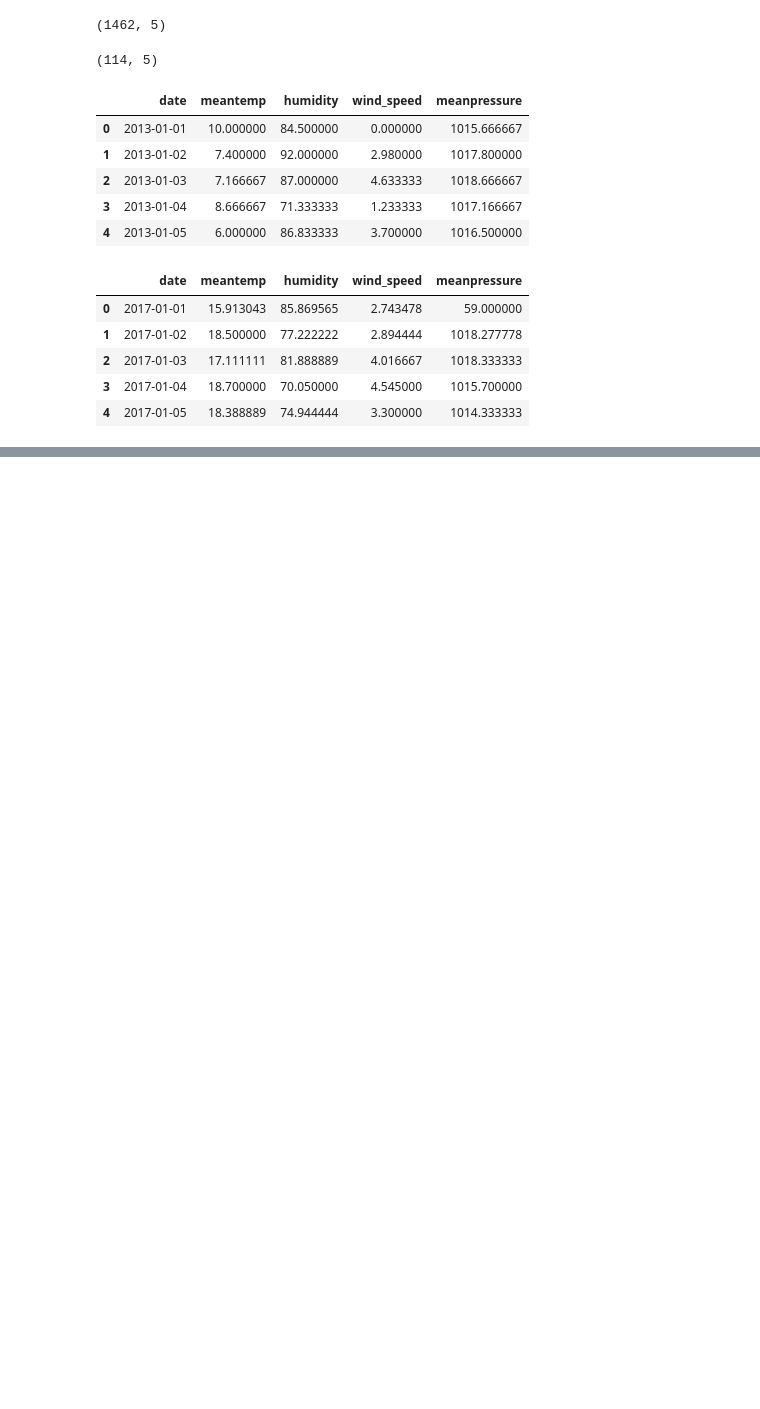
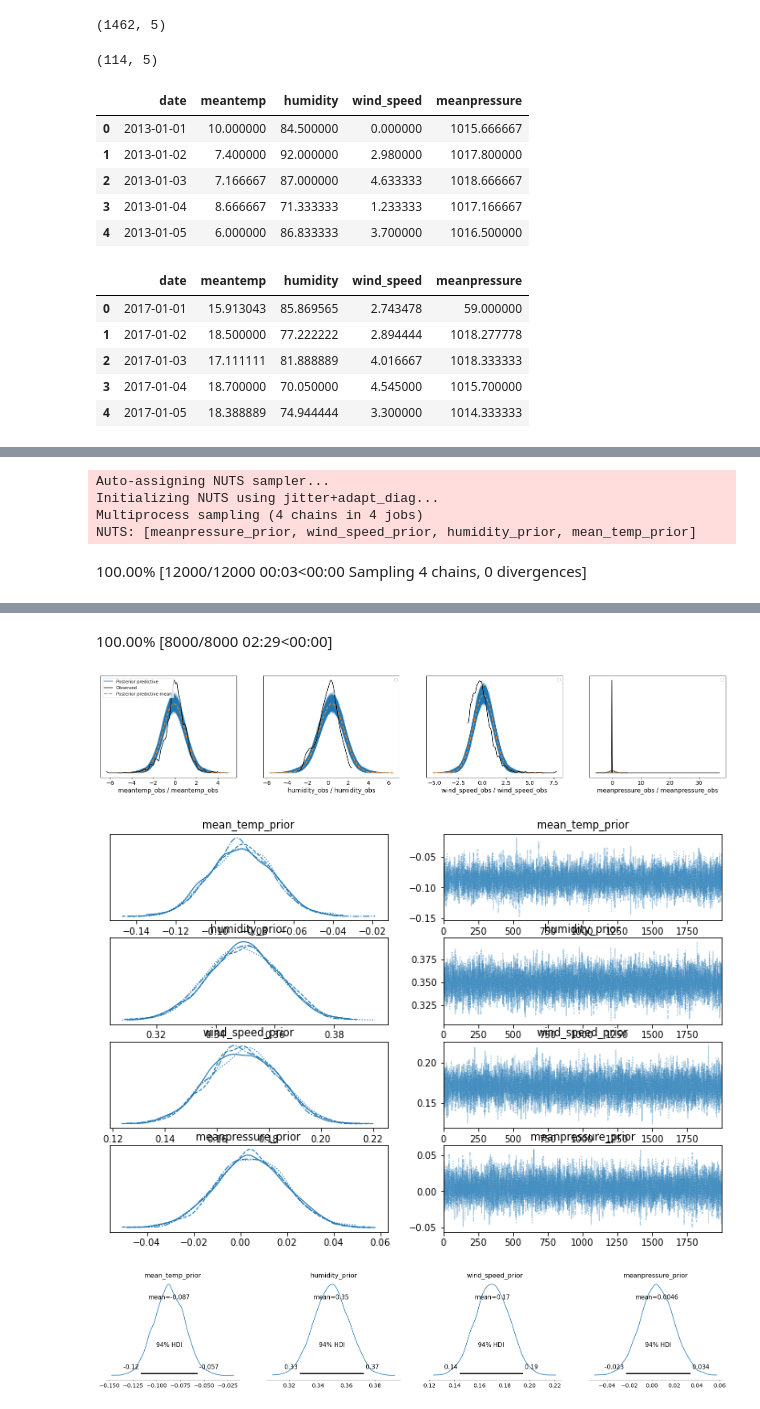
Before and after one commit to acsuf/BFTemp, a Jupyter notebook: BF.ipynb, the cells around one changed output, grey strips where cells are left out. Drawn from its saved outputs; the diff is of its cells as text; code cells hidden in the pictures; blank space fills up the shorter version.

Commit message:
Preliminary script working; needs tuning. Visualizations/tests included.

```diff
--- a/BF.ipynb
+++ b/BF.ipynb
@@ -129,0 +134,59 @@ Now we can begin applying BVAR via pymc3.
+# %%
+# We standardize our data to have zero mean and unit variance for better results
+scaler = StandardScaler()
+df_train_scaled = pd.DataFrame(scaler.fit_transform(df_train_diff.drop('date', axis=1)),
+                               columns=df_train_diff.columns.drop('date'))
+
+# We standardize our data to have zero mean and unit variance for better results
+scaler = StandardScaler()
+df_train_scaled = pd.DataFrame(scaler.fit_transform(df_train_diff.drop('date', axis=1)),
+                               columns=df_train_diff.columns.drop('date'))
+
+# Number of lags
+n_lags = 2
+
+# Create lags
+for col in df_train_scaled.columns:
+    for lag in range(1, n_lags+1):
+        df_train_scaled[col+'_lag'+str(lag)] = df_train_scaled[col].shift(lag)
+
+# Drop rows with missing values
+df_train_scaled.dropna(inplace=True)
+
+with pm.Model() as model:
+
+    # Priors
+    mean_temp_prior = pm.Normal('mean_temp_prior', mu=0, sd=10)
+    humidity_prior = pm.Normal('humidity_prior', mu=0, sd=10)
+    wind_speed_prior = pm.Normal('wind_speed_prior', mu=0, sd=10)
+    meanpressure_prior = pm.Normal('meanpressure_prior', mu=0, sd=10)
+
+    # Theano shared variables
+    shared_vars = {var: pm.Data(var, df_train_scaled[var]) for var in df_train_scaled.columns}
+
+    # BVAR model
+    mu = mean_temp_prior + pm.math.dot(shared_vars['meantemp_lag1'], mean_temp_prior) + pm.math.dot(shared_vars['meantemp_lag2'], mean_temp_prior)
+    hum = humidity_prior + pm.math.dot(shared_vars['humidity_lag1'], humidity_prior) + pm.math.dot(shared_vars['humidity_lag2'], humidity_prior)
+    wind = wind_speed_prior + pm.math.dot(shared_vars['wind_speed_lag1'], wind_speed_prior) + pm.math.dot(shared_vars['wind_speed_lag2'], wind_speed_prior)
+    pressure = meanpressure_prior + pm.math.dot(shared_vars['meanpressure_lag1'], meanpressure_prior) + pm.math.dot(shared_vars['meanpressure_lag2'], meanpressure_prior)
+
+    meantemp_obs = pm.Normal('meantemp_obs', mu=mu, sd=1, observed=shared_vars['meantemp'])
+    humidity_obs = pm.Normal('humidity_obs', mu=hum, sd=1, observed=shared_vars['humidity'])
+    wind_speed_obs = pm.Normal('wind_speed_obs', mu=wind, sd=1, observed=shared_vars['wind_speed'])
+    meanpressure_obs = pm.Normal('meanpressure_obs', mu=pressure, sd=1, observed=shared_vars['meanpressure'])
+
+    # MCMC
+    trace = pm.sample(2000, tune=1000)
+
+    ppc = pm.sample_posterior_predictive(trace)
+    # Convert to InferenceData format
+    idata = az.from_pymc3(trace, posterior_predictive = ppc)
+    az.plot_ppc(idata)
+    az.plot_trace(idata)
+    az.plot_posterior(idata)
+# %% [output]
+Auto-assigning NUTS sampler...
+Initializing NUTS using jitter+adapt_diag...
+Multiprocess sampling (4 chains in 4 jobs)
+NUTS: [meanpressure_prior, wind_speed_prior, humidity_prior, mean_temp_prior]
+100.00% [12000/12000 00:03<00:00 Sampling 4 chains, 0 divergences]
@@ -129,0 +194,4 @@ Now we can begin applying BVAR via pymc3.
+100.00% [8000/8000 02:29<00:00]
+[figure, added]
+[figure, added]
+[figure, added]
```
Also changed, not shown: parts of 19 cells of this notebook.
